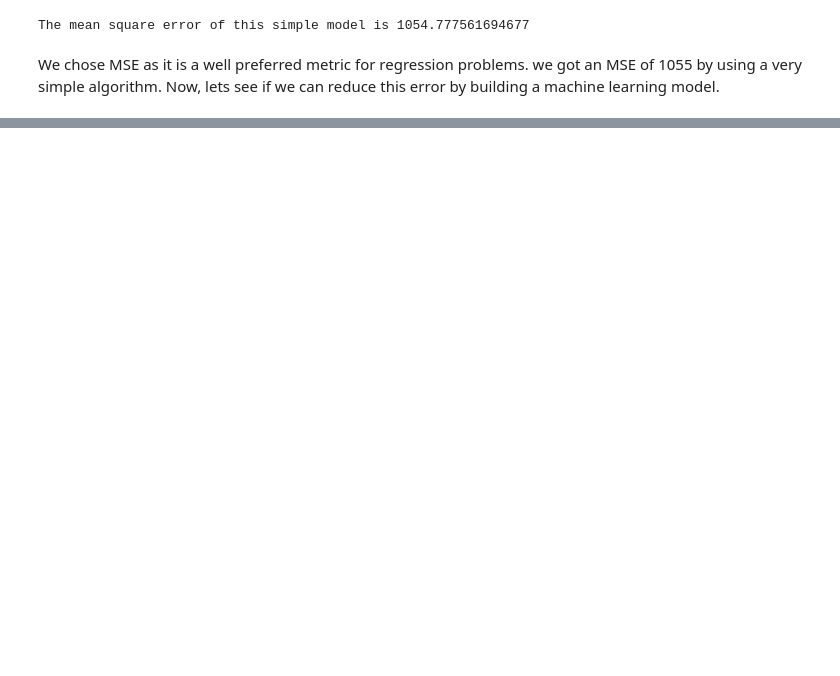
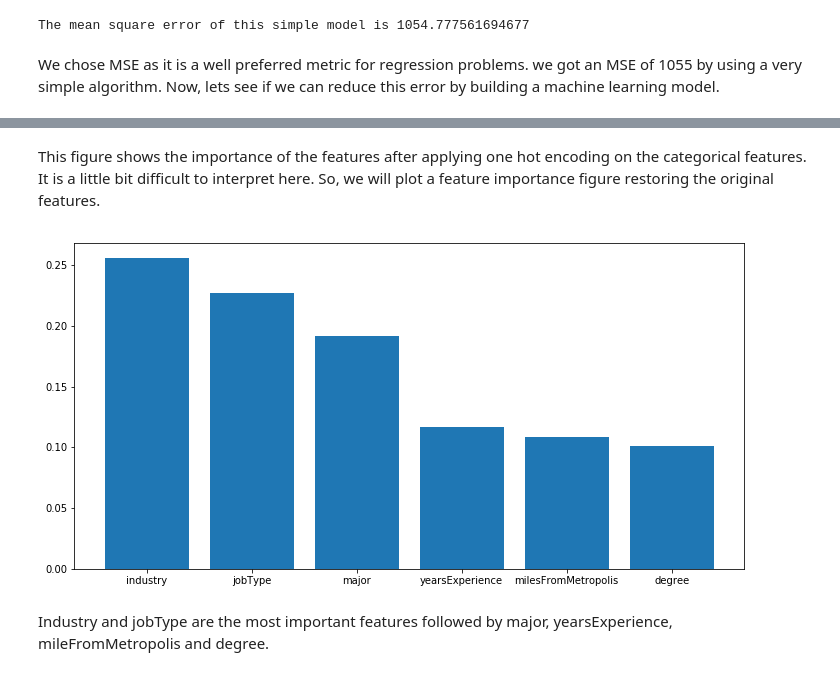
Before and after one commit to pavankanjula/salaryprediction, a Jupyter notebook: Salary Prediction.ipynb, the cells around one changed output, grey strips where cells are left out. Cells and saved outputs as stored; diff of their text form; code cells hidden in the pictures; blank space fills up the shorter version.

```diff
--- a/Salary Prediction.ipynb
+++ b/Salary Prediction.ipynb
@@ -631,0 +698,25 @@ You will cycle through creating features, tuning models, and training/validing m
+# %% [markdown]
+This figure shows the importance of the features after applying one hot encoding on the categorical features. It is a little bit difficult to interpret here. So, we will plot a feature importance figure restoring the original features.
+# %%
+# Adding the feature importance scores to it's parent feature.
+encoded_features = feature_importances['importance'].index
+original_features = ['jobType','major','industry','degree','yearsExperience','milesFromMetropolis']
+orig_feat_imp = dict.fromkeys(original_features,0 )
+
+for original_feature in original_features:
+    for encoded_feature in encoded_features:
+        match = "^"+ original_feature
+        m = re.match(match,encoded_feature)
+        if m:
+            orig_feat_imp[original_feature] += feature_importances['importance'][encoded_feature]
+
+orig_feat_imp_plot = sorted(orig_feat_imp.items(), key=itemgetter(1), reverse=True)
+plt.figure(figsize=(12,6))
+plt.bar(range(len(orig_feat_imp_plot)), [val[1] for val in orig_feat_imp_plot], align='center')
+plt.xticks(range(len(orig_feat_imp_plot)), [val[0] for val in orig_feat_imp_plot])
+
+plt.show()
+# %% [output]
+[figure, added]
+# %% [markdown]
+Industry and jobType are the most important features followed by major, yearsExperience, mileFromMetropolis and degree.
```
Also changed, not shown: parts of 35 cells of this notebook.
